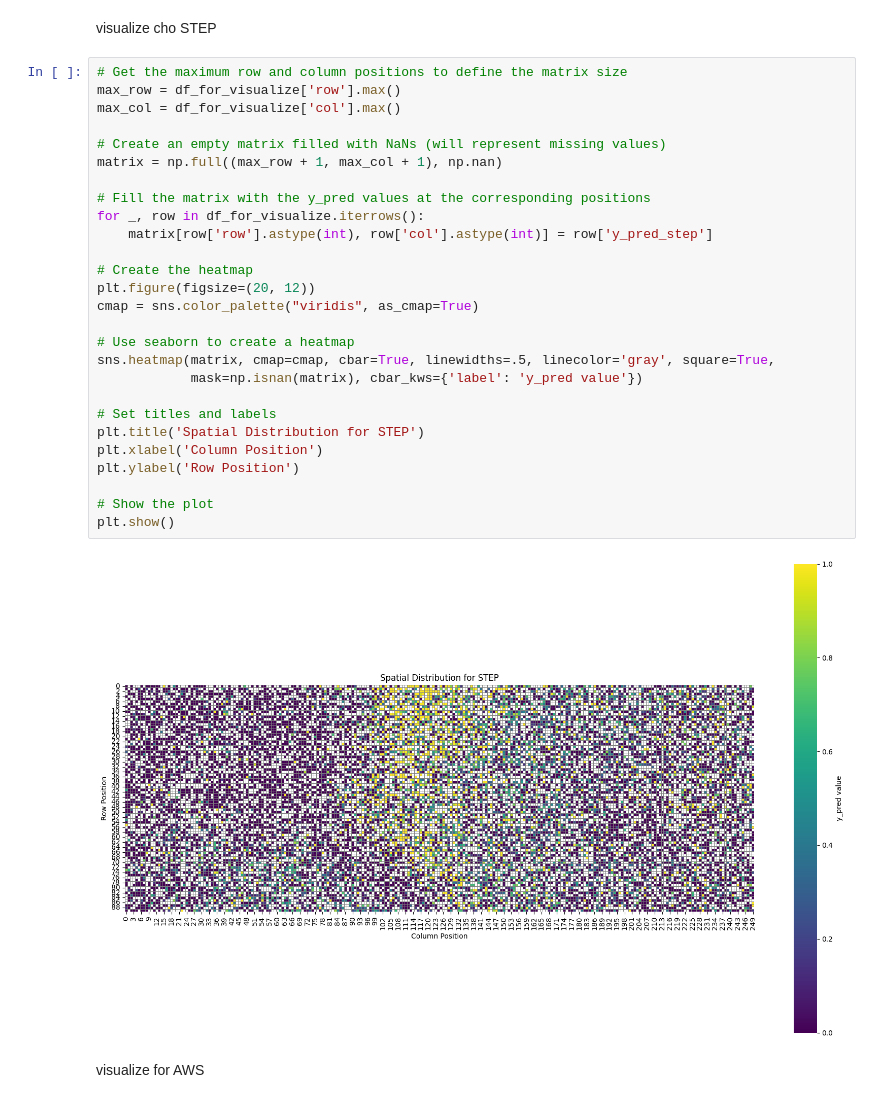
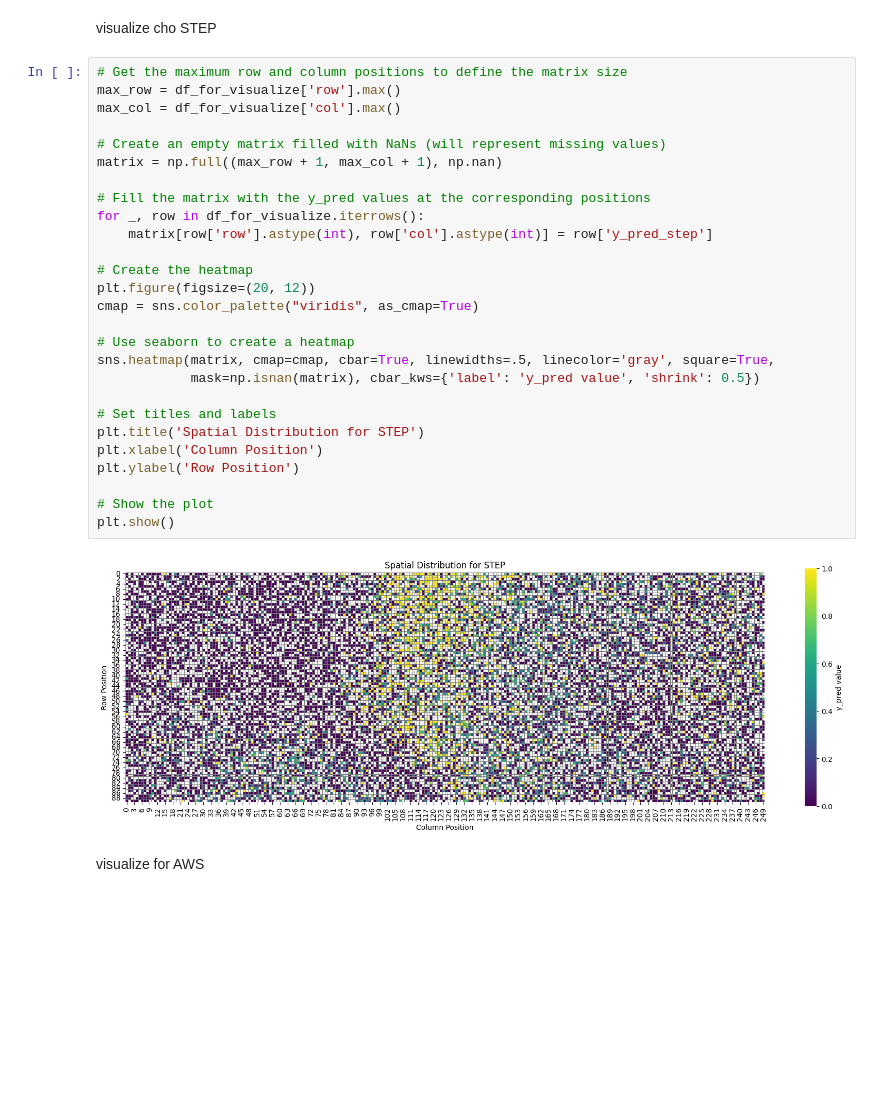
Before and after one commit to Le-Bao-181003/CVDHD, a Jupyter notebook: Visualize3methods.ipynb, the cells around one changed output. Saved outputs shown, nothing was run; the diff lists cells and outputs as text; blank space fills up the shorter version.

```diff
--- a/Visualize3methods.ipynb
+++ b/Visualize3methods.ipynb
@@ -156,32 +169,32 @@ visualize cho STEP
 # %%
 # Get the maximum row and column positions to define the matrix size
 max_row = df_for_visualize['row'].max()
 max_col = df_for_visualize['col'].max()
 
 # Create an empty matrix filled with NaNs (will represent missing values)
 matrix = np.full((max_row + 1, max_col + 1), np.nan)
 
 # Fill the matrix with the y_pred values at the corresponding positions
 for _, row in df_for_visualize.iterrows():
     matrix[row['row'].astype(int), row['col'].astype(int)] = row['y_pred_step']
 
 # Create the heatmap
 plt.figure(figsize=(20, 12))
 cmap = sns.color_palette("viridis", as_cmap=True)
 
 # Use seaborn to create a heatmap
 sns.heatmap(matrix, cmap=cmap, cbar=True, linewidths=.5, linecolor='gray', square=True,
-            mask=np.isnan(matrix), cbar_kws={'label': 'y_pred value'})
+            mask=np.isnan(matrix), cbar_kws={'label': 'y_pred value', 'shrink': 0.5})
 
 # Set titles and labels
 plt.title('Spatial Distribution for STEP')
 plt.xlabel('Column Position')
 plt.ylabel('Row Position')
 
 # Show the plot
 plt.show()
 # %% [output]
-[figure, old version]
+[figure, new version]
 # %% [markdown]
 visualize for AWS
 # %%
```
Also changed, not shown: parts of 5 cells of this notebook, 1 other file.
